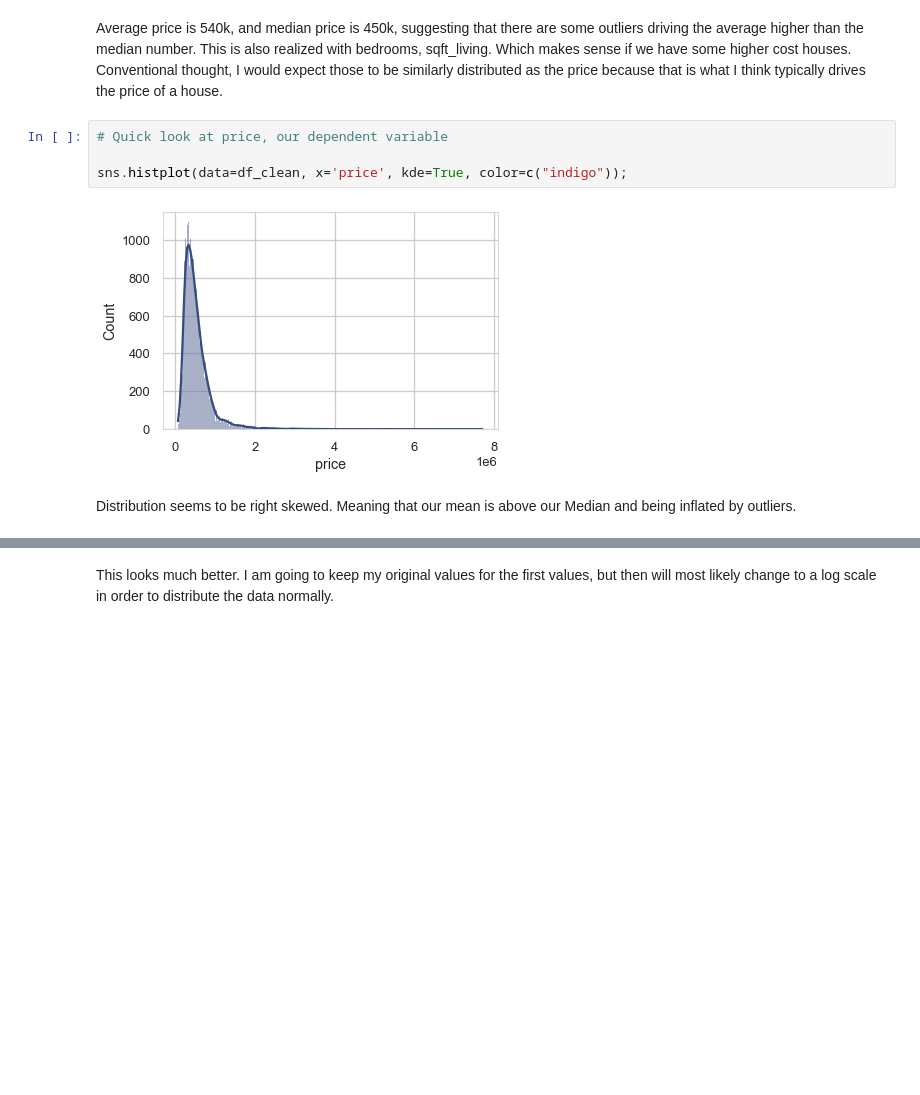
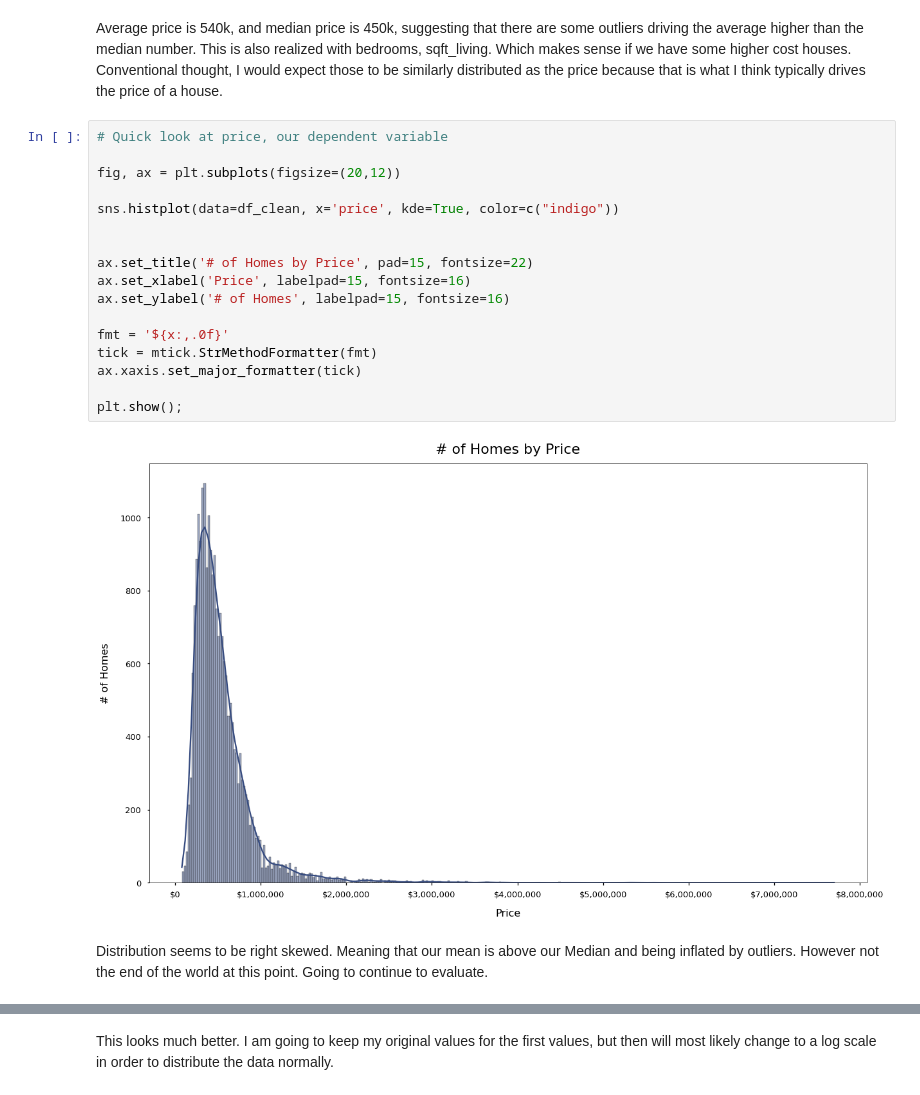
Before and after one commit to heathlikethecandybar/dsc-phase-2-project-v2-3, a Jupyter notebook: phase_2_project.ipynb, the cells around one changed output, grey strips where cells are left out. Saved outputs shown, nothing was run; the diff lists cells and outputs as text; blank space fills up the shorter version.

Commit message:
Updates to charting

```diff
--- a/phase_2_project.ipynb
+++ b/phase_2_project.ipynb
@@ -453,11 +463,24 @@ Average price is 540k, and median price is 450k, suggesting that there are some
 # %%
 # Quick look at price, our dependent variable
 
-sns.histplot(data=df_clean, x='price', kde=True, color=c("indigo"));
+fig, ax = plt.subplots(figsize=(20,12))
+
+sns.histplot(data=df_clean, x='price', kde=True, color=c("indigo"))
+
+
+ax.set_title('# of Homes by Price', pad=15, fontsize=22)
+ax.set_xlabel('Price', labelpad=15, fontsize=16)
+ax.set_ylabel('# of Homes', labelpad=15, fontsize=16)
+
+fmt = '${x:,.0f}'
+tick = mtick.StrMethodFormatter(fmt)
+ax.xaxis.set_major_formatter(tick)
+
+plt.show();
 # %% [output]
-[figure, old version]
+[figure, new version]
 # %% [markdown]
-Distribution seems to be right skewed.  Meaning that our mean is above our Median and being inflated by outliers.
+Distribution seems to be right skewed.  Meaning that our mean is above our Median and being inflated by outliers.  However not the end of the world at this point.  Going to continue to evaluate.
 # %%
 # Quick look at price, our dependent variable transformed as a log value
 
```
Also changed, not shown: parts of 20 cells of this notebook.
